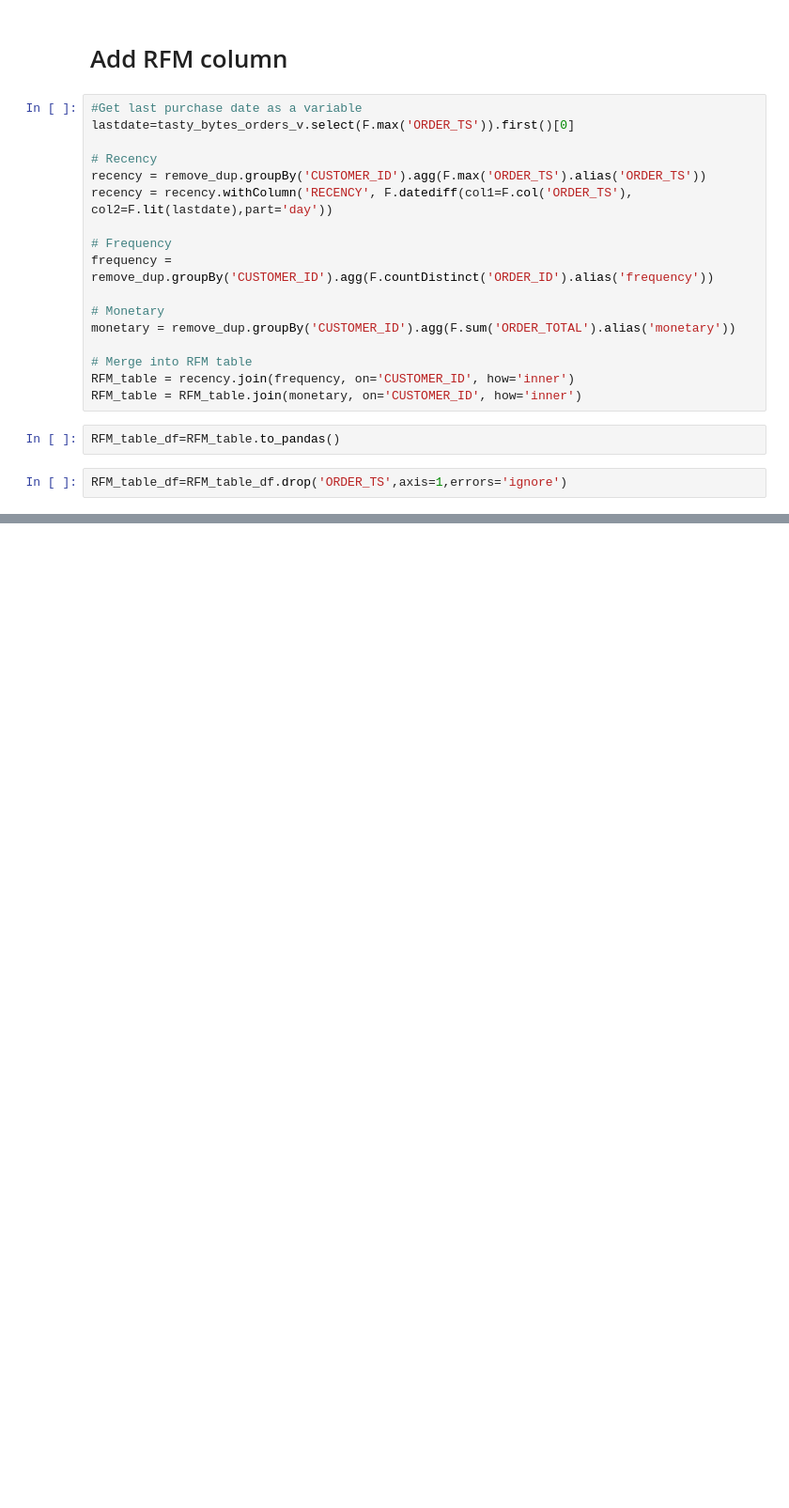
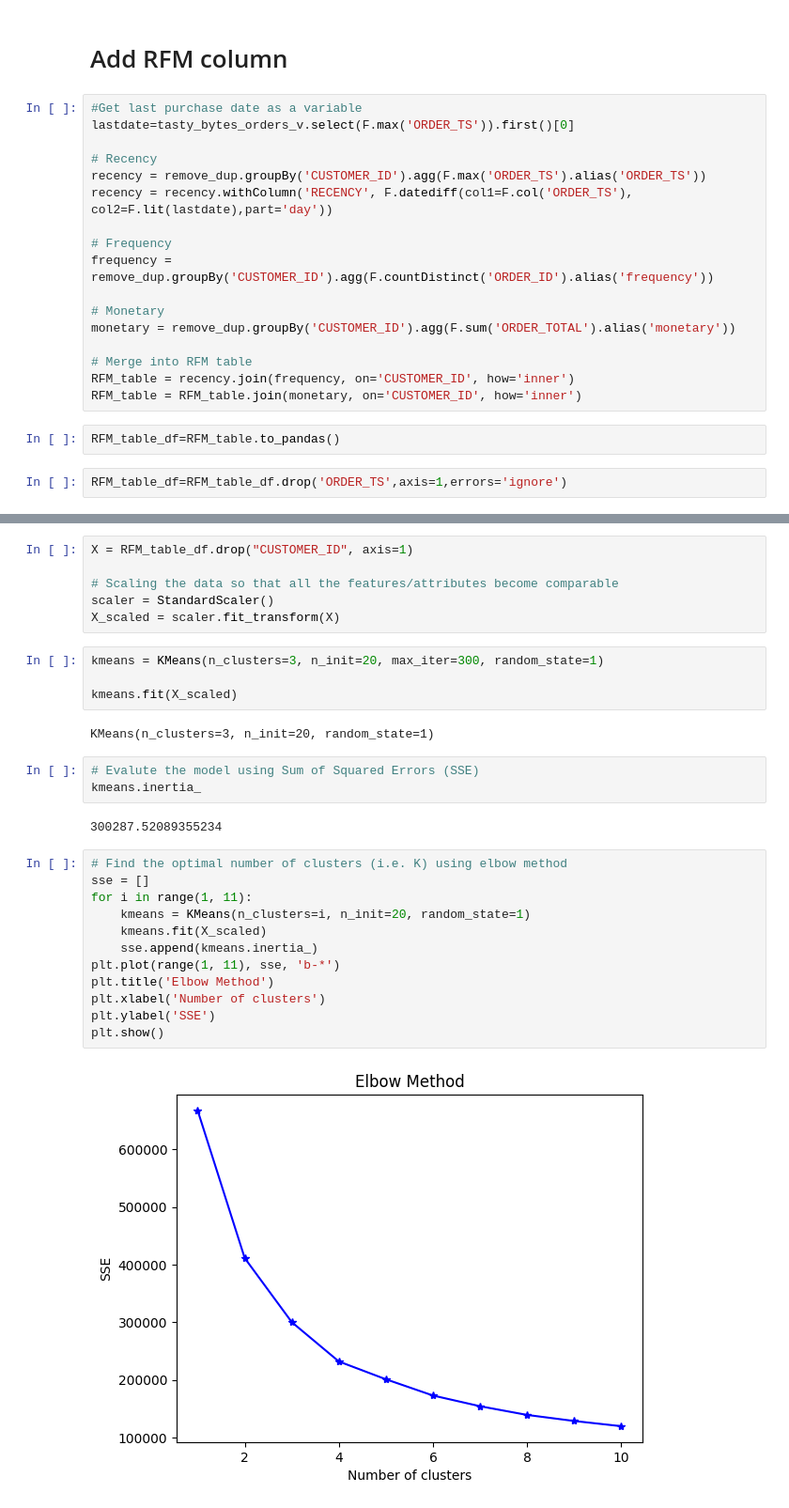
Before and after one commit to R-otato/Tasty_Insights, a Jupyter notebook: CustomerSegmentation.ipynb, the cells around one changed output, grey strips where cells are left out. Shown at 94% size. Cells and saved outputs as stored; diff of their text form; blank space fills up the shorter version.

Commit message:
Kmeans Model built

```diff
--- a/CustomerSegmentation.ipynb
+++ b/CustomerSegmentation.ipynb
@@ -180,0 +182,31 @@ RFM_table_df=RFM_table_df.drop('ORDER_TS',axis=1,errors='ignore')
+# %%
+X = RFM_table_df.drop("CUSTOMER_ID", axis=1)
+
+# Scaling the data so that all the features/attributes become comparable
+scaler = StandardScaler()
+X_scaled = scaler.fit_transform(X)
+# %%
+kmeans = KMeans(n_clusters=3, n_init=20, max_iter=300, random_state=1)
+
+kmeans.fit(X_scaled)
+# %% [output]
+KMeans(n_clusters=3, n_init=20, random_state=1)
+# %%
+# Evalute the model using Sum of Squared Errors (SSE)
+kmeans.inertia_
+# %% [output]
+300287.52089355234
+# %%
+# Find the optimal number of clusters (i.e. K) using elbow method
+sse = []
+for i in range(1, 11):
+    kmeans = KMeans(n_clusters=i, n_init=20, random_state=1)
+    kmeans.fit(X_scaled)
+    sse.append(kmeans.inertia_)
+plt.plot(range(1, 11), sse, 'b-*')
+plt.title('Elbow Method')
+plt.xlabel('Number of clusters')
+plt.ylabel('SSE')
+plt.show()
+# %% [output]
+[figure, added]
```
Also changed, not shown: parts of 7 cells of this notebook, 1 other file.
